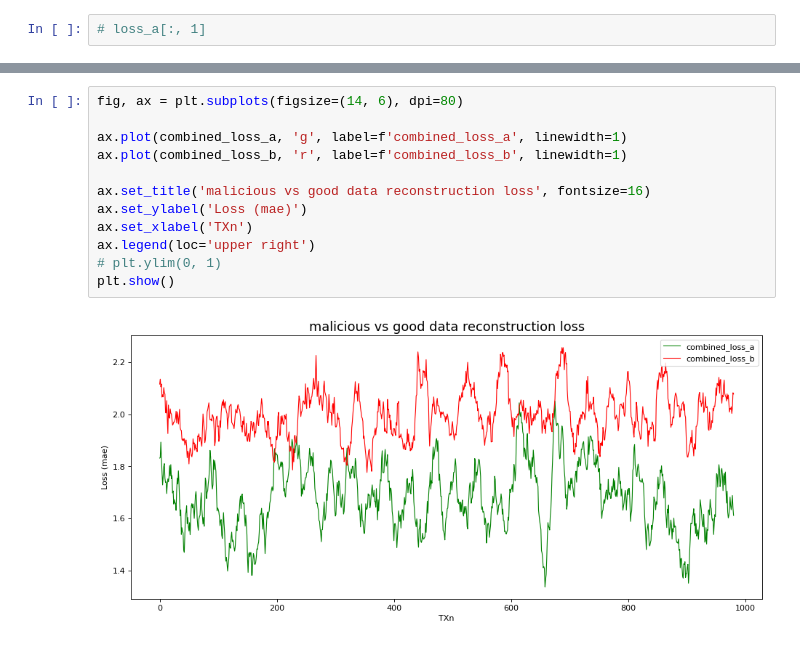
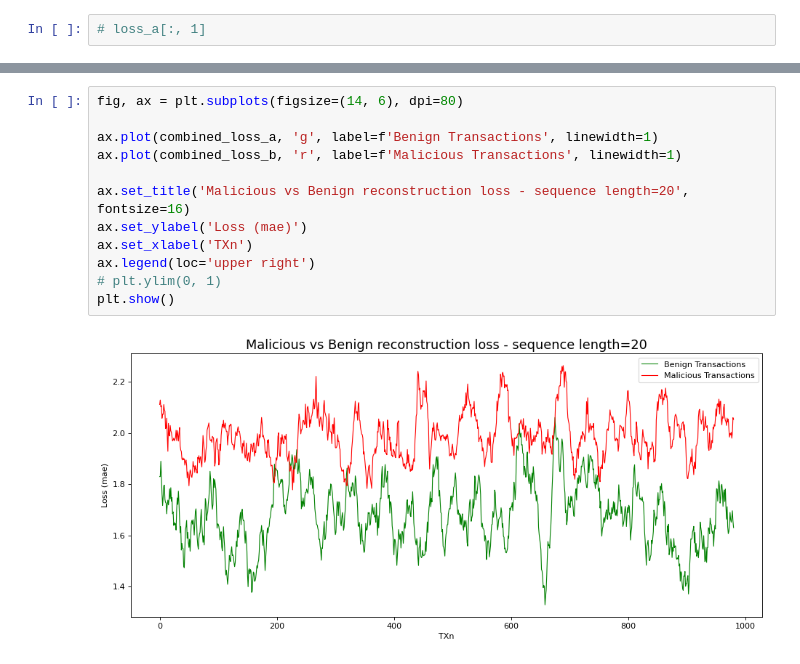
Before and after one commit to pr1sm8/secuRe-chAEn, a Jupyter notebook: notebooks/autoencoder_Transactions_sequence_20.ipynb, the cells around one changed output, grey strips where cells are left out. Drawn from its saved outputs; the diff is of its cells as text.

```diff
--- a/notebooks/autoencoder_Transactions_sequence_20.ipynb
+++ b/notebooks/autoencoder_Transactions_sequence_20.ipynb
@@ -355,14 +355,14 @@ plt.show()
 # %%
 fig, ax = plt.subplots(figsize=(14, 6), dpi=80)
 
-ax.plot(combined_loss_a, 'g', label=f'combined_loss_a', linewidth=1)
-ax.plot(combined_loss_b, 'r', label=f'combined_loss_b', linewidth=1)
+ax.plot(combined_loss_a, 'g', label=f'Benign Transactions', linewidth=1)
+ax.plot(combined_loss_b, 'r', label=f'Malicious Transactions', linewidth=1)
 
-ax.set_title('malicious vs good data reconstruction loss', fontsize=16)
+ax.set_title('Malicious vs Benign reconstruction loss - sequence length=20', fontsize=16)
 ax.set_ylabel('Loss (mae)')
 ax.set_xlabel('TXn')
 ax.legend(loc='upper right')
 # plt.ylim(0, 1)
 plt.show()
 # %% [output]
-[figure, old version]
+[figure, new version]
```
Also changed, not shown: parts of 6 cells of this notebook, 7 other files.
